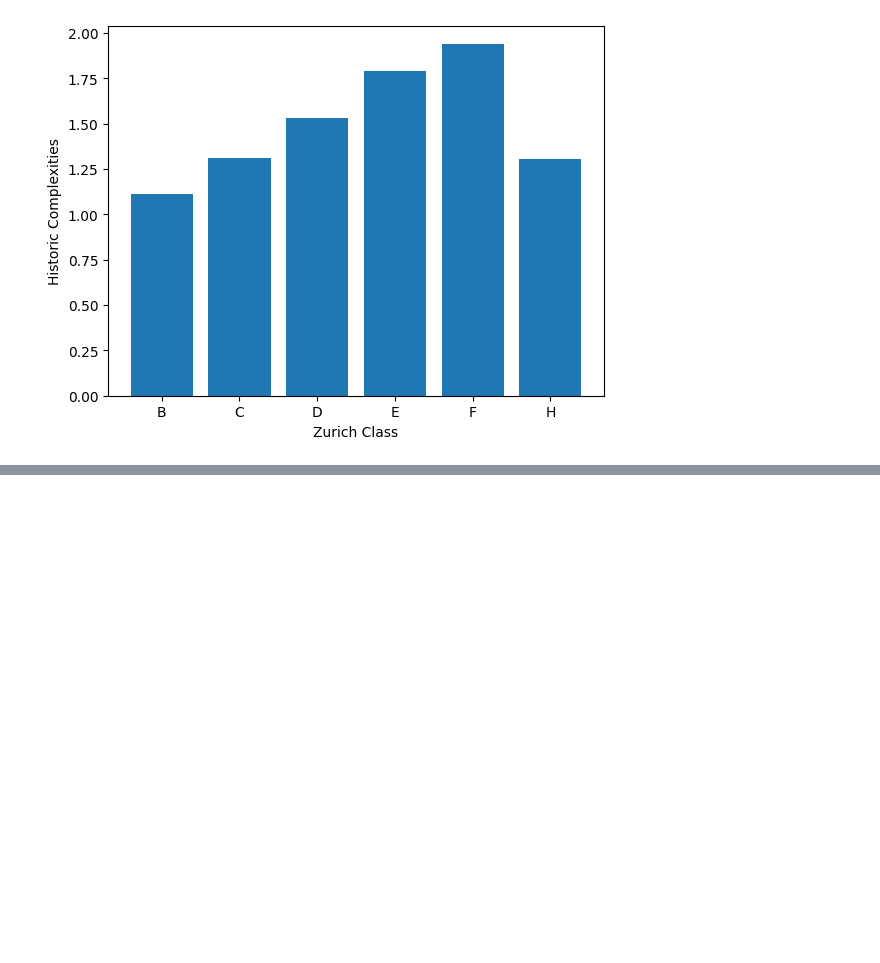
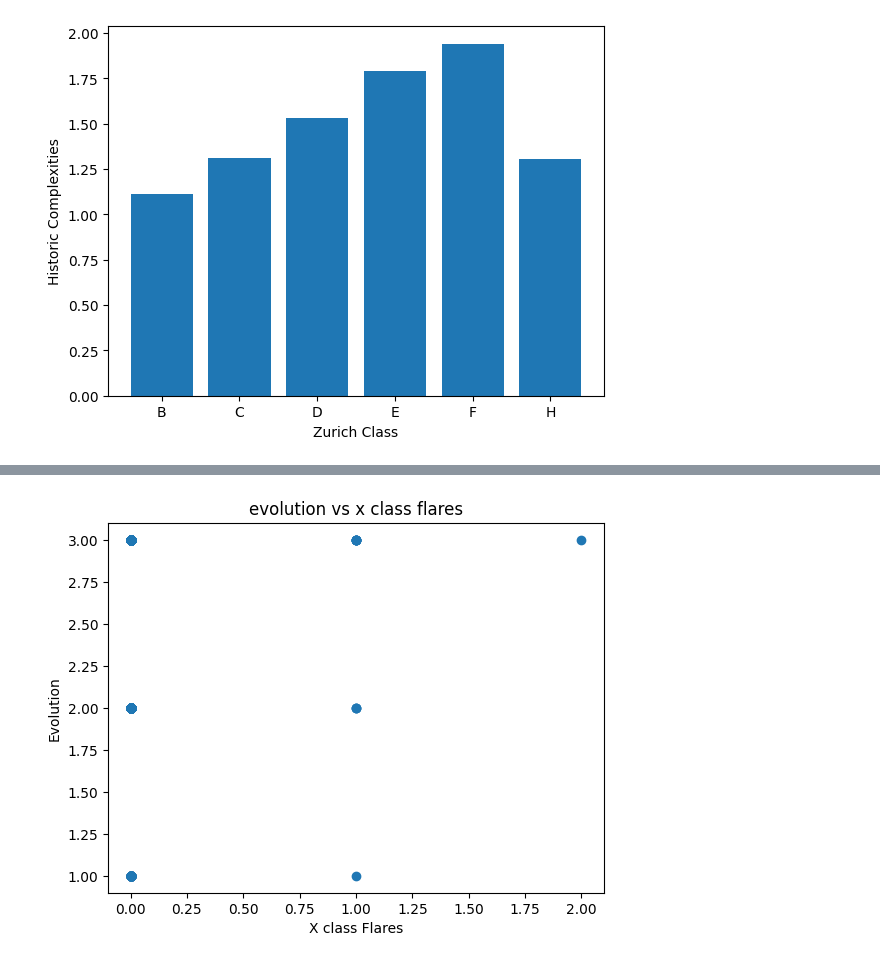
Before and after one commit to nollamae7-spec/DSRSP-Solar-Flares, a Jupyter notebook: DSHRP_Solar_Flares.ipynb, the cells around one changed output, grey strips where cells are left out. Cells and saved outputs as stored; diff of their text form; code cells hidden in the pictures; blank space fills up the shorter version.

```diff
--- a/DSHRP_Solar_Flares.ipynb
+++ b/DSHRP_Solar_Flares.ipynb
@@ -335,0 +328,8 @@ plt.show()
+# %%
+plt.scatter (df["x_class_flares"], df["evolution"])
+plt.title("evolution vs x class flares")
+plt.xlabel("X class Flares")
+plt.ylabel("Evolution")
+plt.show()
+# %% [output]
+[figure, added]
```
Also changed, not shown: parts of 6 cells of this notebook.
